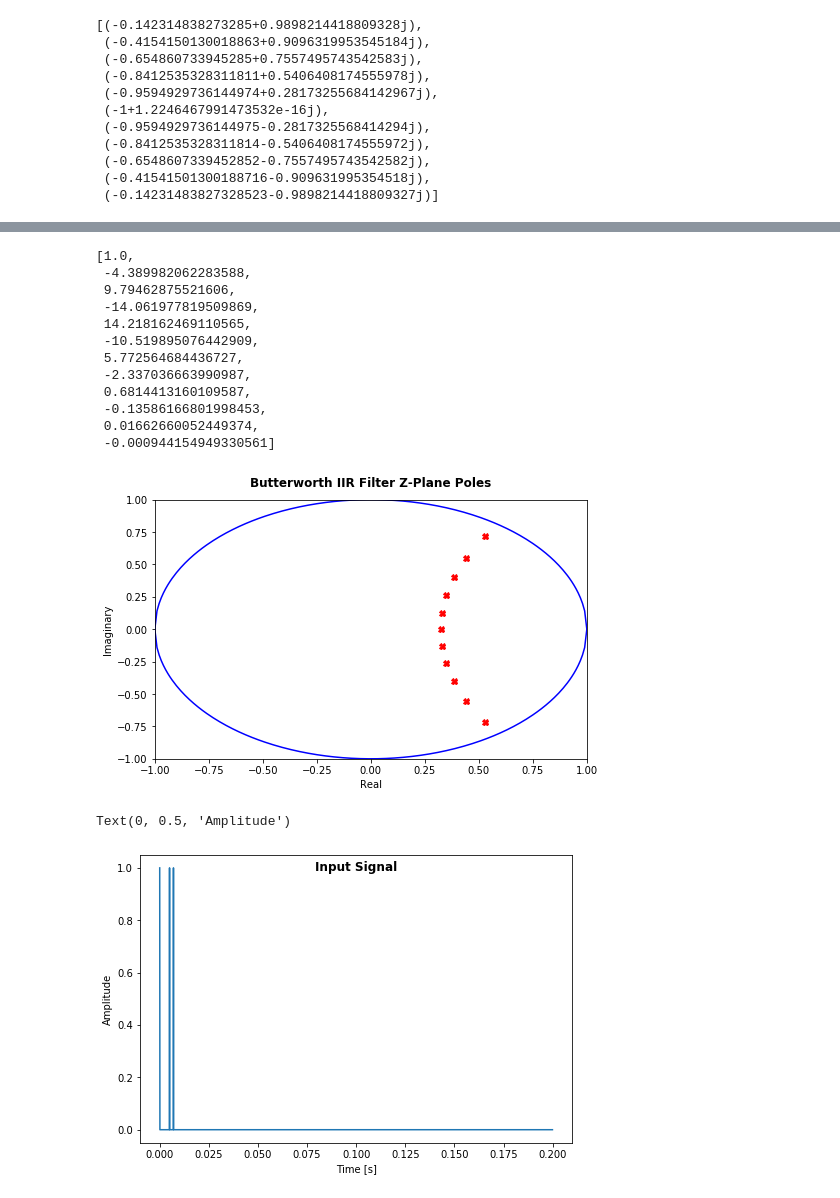
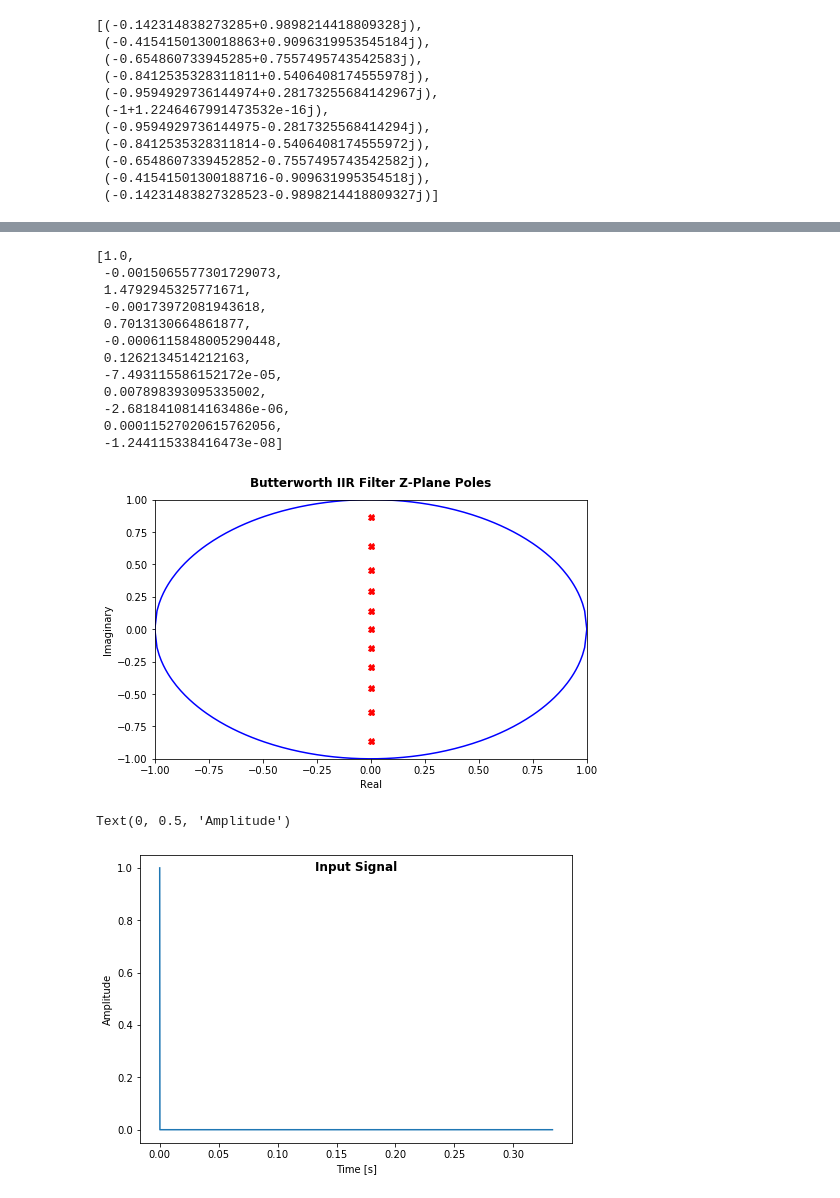
Before and after one commit to StevenCash/jupyter, a Jupyter notebook: Butterworthhigh.ipynb, the cells around one changed output, grey strips where cells are left out. Cells and saved outputs as stored; diff of their text form; code cells hidden in the pictures.

Commit message:
Fixed sampling frequency, changed test waveform, and edited comments.

```diff
--- a/Butterworthhigh.ipynb
+++ b/Butterworthhigh.ipynb
@@ -57,12 +57,12 @@ Wc = Ws/((10**(As0/10)-1)**(1/(2*Order)))
 
 s0 = [i * Wc for i in s]
 
-#I must prewarp to account for transform warping.
+#I must prewarp to account for bilinear transform warping.
 
 #I will need a sampling frequency for this part of the process, for now just assume something sufficiently
 #large so as to not cause a problem, say 4X stop band frequency
 
-fsamp = 10000
+fsamp = 4*fs
 
 fc = (fsamp/math.pi)*math.tan(math.pi*fs/fsamp)
 
@@ -157,46 +157,46 @@ ax.set_ylabel('Imaginary')
 s4
 # %% [output]
 [1.0,
- -4.389982062283588,
- 9.79462875521606,
- -14.061977819509869,
- 14.218162469110565,
- -10.519895076442909,
- 5.772564684436727,
- -2.337036663990987,
- 0.6814413160109587,
- -0.13586166801998453,
- 0.01662660052449374,
- -0.000944154949330561]
+ -0.0015065577301729073,
+ 1.4792945325771671,
+ -0.00173972081943618,
+ 0.7013130664861877,
+ -0.0006115848005290448,
+ 0.1262134514212163,
+ -7.493115586152172e-05,
+ 0.007898393095335002,
+ -2.6818410814163486e-06,
+ 0.00011527020615762056,
+ -1.244115338416473e-08]
-[figure, old version]
+[figure, new version]
 # %%
-
+#Generate a waveform to use for testing the filter
 
 m = 0
 waveform = []
 while m < 2000:
     #waveform.append((math.sin(2*math.pi*800/fsamp*m))+(math.sin(2*math.pi*1600/fsamp*m))+(math.sin(2*math.pi*2400/fsamp*m))+(math.sin(2*math.pi*3200/fsamp*m))+(math.sin(2*math.pi*4000/fsamp*m)))
     waveform.append(0)
     #waveform.append(1+math.sin(2*math.pi*2000/fsamp*m))
     m += 1
 waveaxis = []
 m = 0
 while m < len(waveform):
     waveaxis.append(m/fsamp)
     m += 1
 
 waveform[0] = 1
-waveform[50] = 1
-waveform[70] = 1
+#waveform[50] = 1
+#waveform[70] = 1
 
 fig = plt.figure()
 ax = fig.add_axes([0,0,1,1])
 ax.plot(waveaxis,waveform)
 
 fig.suptitle('Input Signal', fontweight='bold')
 ax.set_xlabel('Time [s]')
 ax.set_ylabel('Amplitude')
 # %% [output]
 Text(0, 0.5, 'Amplitude')
-[figure, old version]
+[figure, new version]
 # %%
```
Also changed, not shown: parts of 6 cells of this notebook.
